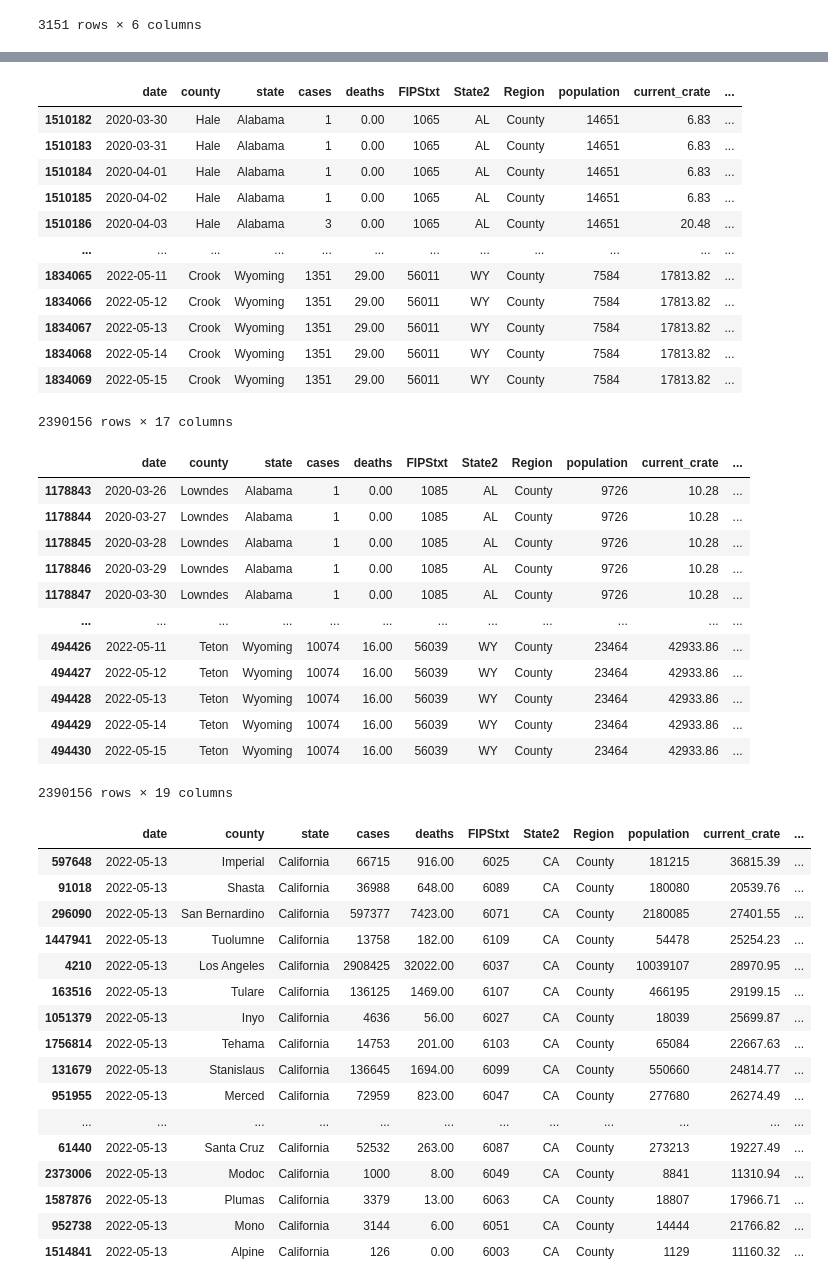
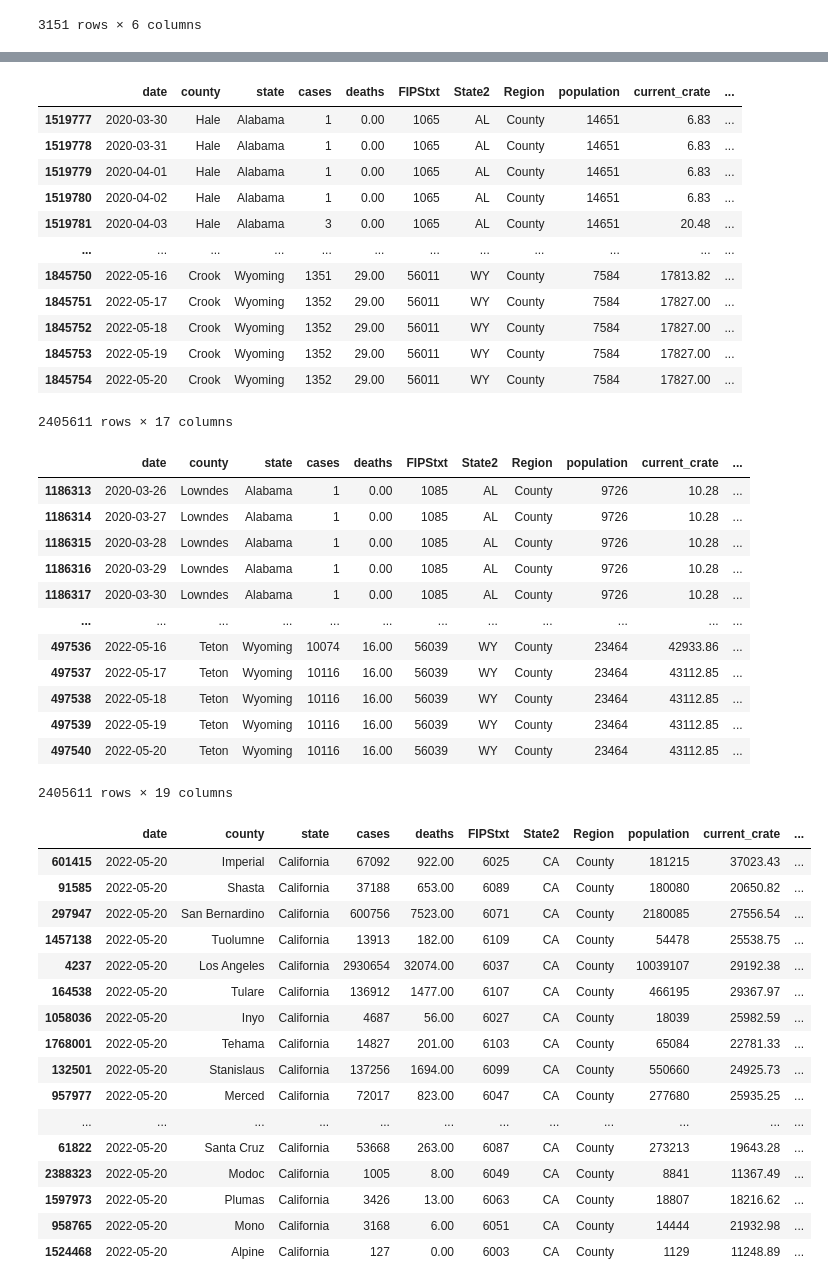
Before and after one commit to menlodoug/covid_crunching, a Jupyter notebook: pandas/COVID_USA.ipynb, the cells around one changed output, grey strips where cells are left out. Cells and saved outputs as stored; diff of their text form; code cells hidden in the pictures.

```diff
--- a/pandas/COVID_USA.ipynb
+++ b/pandas/COVID_USA.ipynb
@@ -101,7 +101,7 @@ counties
 # %%
 # Isolate data from most current day.
 
-counties_us = counties[(counties['date'] == '2022-05-13') & (counties['Region'] == 'County')]
+counties_us = counties[(counties['date'] == '2022-05-20') & (counties['Region'] == 'County')]
 counties_us
 # %% [output]
 |  | date | county | state | cases | deaths | FIPStxt | State2 | Region | population | current_crate | ... |
@@ -216,18 +216,18 @@ usa[ '14day_case_avg' ] = usa.case_day.rolling(14).mean()
 usa
 # %% [output]
 |  | date | county | state | cases | deaths | FIPStxt | State2 | Region | population | current_crate | ... |
-| 1510182 | 2020-03-30 | Hale | Alabama | 1 | 0.00 | 1065 | AL | County | 14651 | 6.83 | ... |
-| 1510183 | 2020-03-31 | Hale | Alabama | 1 | 0.00 | 1065 | AL | County | 14651 | 6.83 | ... |
-| 1510184 | 2020-04-01 | Hale | Alabama | 1 | 0.00 | 1065 | AL | County | 14651 | 6.83 | ... |
-| 1510185 | 2020-04-02 | Hale | Alabama | 1 | 0.00 | 1065 | AL | County | 14651 | 6.83 | ... |
-| 1510186 | 2020-04-03 | Hale | Alabama | 3 | 0.00 | 1065 | AL | County | 14651 | 20.48 | ... |
+| 1519777 | 2020-03-30 | Hale | Alabama | 1 | 0.00 | 1065 | AL | County | 14651 | 6.83 | ... |
+| 1519778 | 2020-03-31 | Hale | Alabama | 1 | 0.00 | 1065 | AL | County | 14651 | 6.83 | ... |
+| 1519779 | 2020-04-01 | Hale | Alabama | 1 | 0.00 | 1065 | AL | County | 14651 | 6.83 | ... |
+| 1519780 | 2020-04-02 | Hale | Alabama | 1 | 0.00 | 1065 | AL | County | 14651 | 6.83 | ... |
+| 1519781 | 2020-04-03 | Hale | Alabama | 3 | 0.00 | 1065 | AL | County | 14651 | 20.48 | ... |
 | ... | ... | ... | ... | ... | ... | ... | ... | ... | ... | ... | ... |
-| 1834065 | 2022-05-11 | Crook | Wyoming | 1351 | 29.00 | 56011 | WY | County | 7584 | 17813.82 | ... |
-| 1834066 | 2022-05-12 | Crook | Wyoming | 1351 | 29.00 | 56011 | WY | County | 7584 | 17813.82 | ... |
-| 1834067 | 2022-05-13 | Crook | Wyoming | 1351 | 29.00 | 56011 | WY | County | 7584 | 17813.82 | ... |
-| 1834068 | 2022-05-14 | Crook | Wyoming | 1351 | 29.00 | 56011 | WY | County | 7584 | 17813.82 | ... |
-| 1834069 | 2022-05-15 | Crook | Wyoming | 1351 | 29.00 | 56011 | WY | County | 7584 | 17813.82 | ... |
+| 1845750 | 2022-05-16 | Crook | Wyoming | 1351 | 29.00 | 56011 | WY | County | 7584 | 17813.82 | ... |
+| 1845751 | 2022-05-17 | Crook | Wyoming | 1352 | 29.00 | 56011 | WY | County | 7584 | 17827.00 | ... |
+| 1845752 | 2022-05-18 | Crook | Wyoming | 1352 | 29.00 | 56011 | WY | County | 7584 | 17827.00 | ... |
+| 1845753 | 2022-05-19 | Crook | Wyoming | 1352 | 29.00 | 56011 | WY | County | 7584 | 17827.00 | ... |
+| 1845754 | 2022-05-20 | Crook | Wyoming | 1352 | 29.00 | 56011 | WY | County | 7584 | 17827.00 | ... |
-2390156 rows × 17 columns
+2405611 rows × 17 columns
 # %%
 # Break out daily death data from the New York Times csv that is cumulative in nature
 
@@ -237,18 +237,18 @@ usa[ '14day_death_avg' ] = usa.death_day.rolling(14).mean()
 usa
 # %% [output]
 |  | date | county | state | cases | deaths | FIPStxt | State2 | Region | population | current_crate | ... |
-| 1178843 | 2020-03-26 | Lowndes | Alabama | 1 | 0.00 | 1085 | AL | County | 9726 | 10.28 | ... |
-| 1178844 | 2020-03-27 | Lowndes | Alabama | 1 | 0.00 | 1085 | AL | County | 9726 | 10.28 | ... |
-| 1178845 | 2020-03-28 | Lowndes | Alabama | 1 | 0.00 | 1085 | AL | County | 9726 | 10.28 | ... |
-| 1178846 | 2020-03-29 | Lowndes | Alabama | 1 | 0.00 | 1085 | AL | County | 9726 | 10.28 | ... |
-| 1178847 | 2020-03-30 | Lowndes | Alabama | 1 | 0.00 | 1085 | AL | County | 9726 | 10.28 | ... |
+| 1186313 | 2020-03-26 | Lowndes | Alabama | 1 | 0.00 | 1085 | AL | County | 9726 | 10.28 | ... |
+| 1186314 | 2020-03-27 | Lowndes | Alabama | 1 | 0.00 | 1085 | AL | County | 9726 | 10.28 | ... |
+| 1186315 | 2020-03-28 | Lowndes | Alabama | 1 | 0.00 | 1085 | AL | County | 9726 | 10.28 | ... |
+| 1186316 | 2020-03-29 | Lowndes | Alabama | 1 | 0.00 | 1085 | AL | County | 9726 | 10.28 | ... |
+| 1186317 | 2020-03-30 | Lowndes | Alabama | 1 | 0.00 | 1085 | AL | County | 9726 | 10.28 | ... |
 | ... | ... | ... | ... | ... | ... | ... | ... | ... | ... | ... | ... |
-| 494426 | 2022-05-11 | Teton | Wyoming | 10074 | 16.00 | 56039 | WY | County | 23464 | 42933.86 | ... |
-| 494427 | 2022-05-12 | Teton | Wyoming | 10074 | 16.00 | 56039 | WY | County | 23464 | 42933.86 | ... |
-| 494428 | 2022-05-13 | Teton | Wyoming | 10074 | 16.00 | 56039 | WY | County | 23464 | 42933.86 | ... |
-| 494429 | 2022-05-14 | Teton | Wyoming | 10074 | 16.00 | 56039 | WY | County | 23464 | 42933.86 | ... |
-| 494430 | 2022-05-15 | Teton | Wyoming | 10074 | 16.00 | 56039 | WY | County | 23464 | 42933.86 | ... |
+| 497536 | 2022-05-16 | Teton | Wyoming | 10074 | 16.00 | 56039 | WY | County | 23464 | 42933.86 | ... |
+| 497537 | 2022-05-17 | Teton | Wyoming | 10116 | 16.00 | 56039 | WY | County | 23464 | 43112.85 | ... |
+| 497538 | 2022-05-18 | Teton | Wyoming | 10116 | 16.00 | 56039 | WY | County | 23464 | 43112.85 | ... |
+| 497539 | 2022-05-19 | Teton | Wyoming | 10116 | 16.00 | 56039 | WY | County | 23464 | 43112.85 | ... |
+| 497540 | 2022-05-20 | Teton | Wyoming | 10116 | 16.00 | 56039 | WY | County | 23464 | 43112.85 | ... |
-2390156 rows × 19 columns
+2405611 rows × 19 columns
 # %%
 # Export updated national data to csv for use in Tableau
 
@@ -256,26 +256,26 @@ usa.to_csv('daily_covid_us.csv', index=False)
 # %%
 # Filter California data to show only numbers for today
 
-counties_cal = usa[(usa['date'] == '2022-05-13') & (usa['state'] == 'California')]
+counties_cal = usa[(usa['date'] == '2022-05-20') & (usa['state'] == 'California')]
 counties_cal
 # %% [output]
 |  | date | county | state | cases | deaths | FIPStxt | State2 | Region | population | current_crate | ... |
-| 597648 | 2022-05-13 | Imperial | California | 66715 | 916.00 | 6025 | CA | County | 181215 | 36815.39 | ... |
-| 91018 | 2022-05-13 | Shasta | California | 36988 | 648.00 | 6089 | CA | County | 180080 | 20539.76 | ... |
-| 296090 | 2022-05-13 | San Bernardino | California | 597377 | 7423.00 | 6071 | CA | County | 2180085 | 27401.55 | ... |
-| 1447941 | 2022-05-13 | Tuolumne | California | 13758 | 182.00 | 6109 | CA | County | 54478 | 25254.23 | ... |
-| 4210 | 2022-05-13 | Los Angeles | California | 2908425 | 32022.00 | 6037 | CA | County | 10039107 | 28970.95 | ... |
-| 163516 | 2022-05-13 | Tulare | California | 136125 | 1469.00 | 6107 | CA | County | 466195 | 29199.15 | ... |
-| 1051379 | 2022-05-13 | Inyo | California | 4636 | 56.00 | 6027 | CA | County | 18039 | 25699.87 | ... |
-| 1756814 | 2022-05-13 | Tehama | California | 14753 | 201.00 | 6103 | CA | County | 65084 | 22667.63 | ... |
-| 131679 | 2022-05-13 | Stanislaus | California | 136645 | 1694.00 | 6099 | CA | County | 550660 | 24814.77 | ... |
-| 951955 | 2022-05-13 | Merced | California | 72959 | 823.00 | 6047 | CA | County | 277680 | 26274.49 | ... |
+| 601415 | 2022-05-20 | Imperial | California | 67092 | 922.00 | 6025 | CA | County | 181215 | 37023.43 | ... |
+| 91585 | 2022-05-20 | Shasta | California | 37188 | 653.00 | 6089 | CA | County | 180080 | 20650.82 | ... |
+| 297947 | 2022-05-20 | San Bernardino | California | 600756 | 7523.00 | 6071 | CA | County | 2180085 | 27556.54 | ... |
+| 1457138 | 2022-05-20 | Tuolumne | California | 13913 | 182.00 | 6109 | CA | County | 54478 | 25538.75 | ... |
+| 4237 | 2022-05-20 | Los Angeles | California | 2930654 | 32074.00 | 6037 | CA | County | 10039107 | 29192.38 | ... |
+| 164538 | 2022-05-20 | Tulare | California | 136912 | 1477.00 | 6107 | CA | County | 466195 | 29367.97 | ... |
+| 1058036 | 2022-05-20 | Inyo | California | 4687 | 56.00 | 6027 | CA | County | 18039 | 25982.59 | ... |
+| 1768001 | 2022-05-20 | Tehama | California | 14827 | 201.00 | 6103 | CA | County | 65084 | 22781.33 | ... |
+| 132501 | 2022-05-20 | Stanislaus | California | 137256 | 1694.00 | 6099 | CA | County | 550660 | 24925.73 | ... |
+| 957977 | 2022-05-20 | Merced | California | 72017 | 823.00 | 6047 | CA | County | 277680 | 25935.25 | ... |
 | ... | ... | ... | ... | ... | ... | ... | ... | ... | ... | ... | ... |
-| 61440 | 2022-05-13 | Santa Cruz | California | 52532 | 263.00 | 6087 | CA | County | 273213 | 19227.49 | ... |
-| 2373006 | 2022-05-13 | Modoc | California | 1000 | 8.00 | 6049 | CA | County | 8841 | 11310.94 | ... |
-| 1587876 | 2022-05-13 | Plumas | California | 3379 | 13.00 | 6063 | CA | County | 18807 | 17966.71 | ... |
-| 952738 | 2022-05-13 | Mono | California | 3144 | 6.00 | 6051 | CA | County | 14444 | 21766.82 | ... |
-| 1514841 | 2022-05-13 | Alpine | California | 126 | 0.00 | 6003 | CA | County | 1129 | 11160.32 | ... |
+| 61822 | 2022-05-20 | Santa Cruz | California | 53668 | 263.00 | 6087 | CA | County | 273213 | 19643.28 | ... |
+| 2388323 | 2022-05-20 | Modoc | California | 1005 | 8.00 | 6049 | CA | County | 8841 | 11367.49 | ... |
+| 1597973 | 2022-05-20 | Plumas | California | 3426 | 13.00 | 6063 | CA | County | 18807 | 18216.62 | ... |
+| 958765 | 2022-05-20 | Mono | California | 3168 | 6.00 | 6051 | CA | County | 14444 | 21932.98 | ... |
+| 1524468 | 2022-05-20 | Alpine | California | 127 | 0.00 | 6003 | CA | County | 1129 | 11248.89 | ... |
 # %%
 # Show top 10 California counties based on largest current infection rate
 
```
Also changed, not shown: parts of 12 cells of this notebook, 45 other files.
